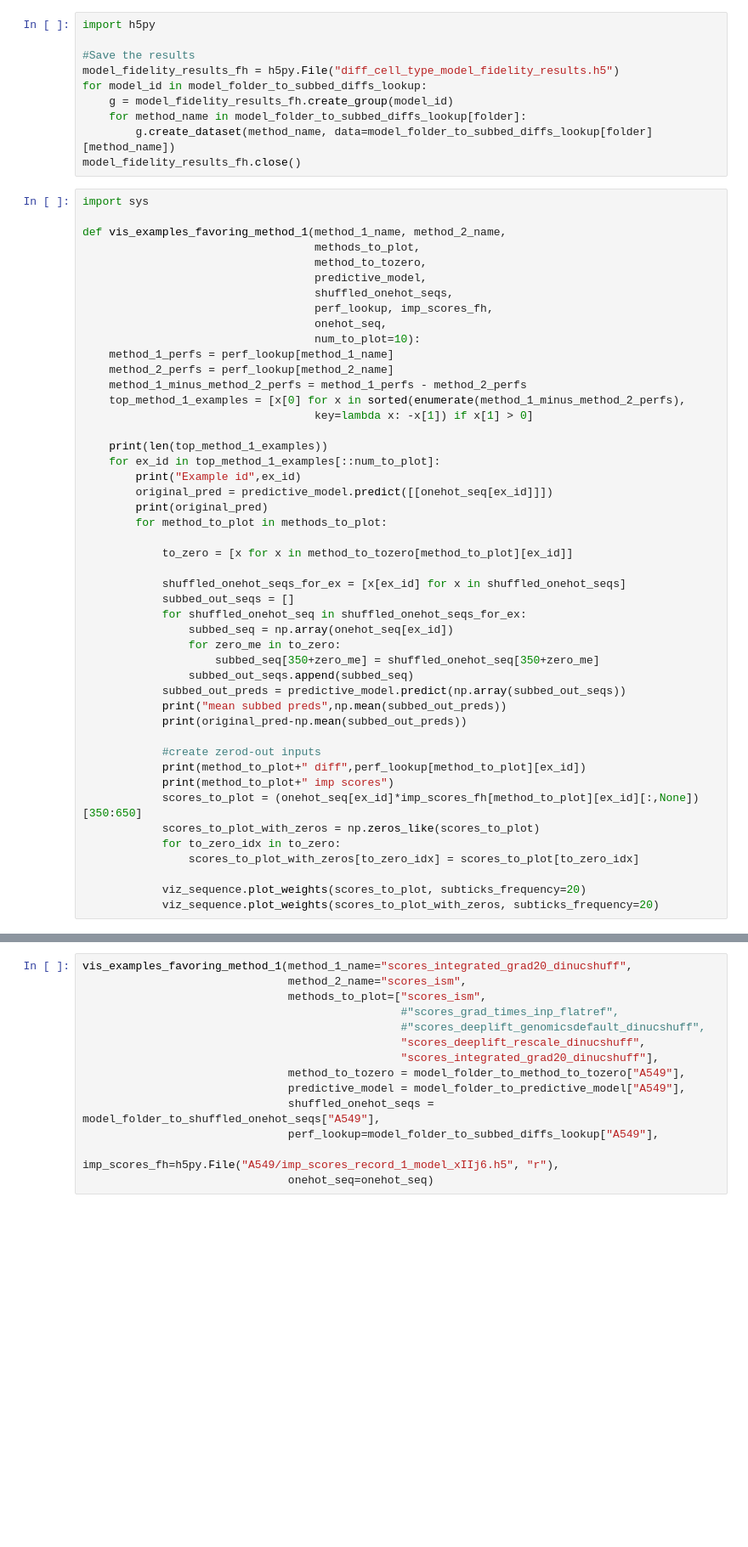
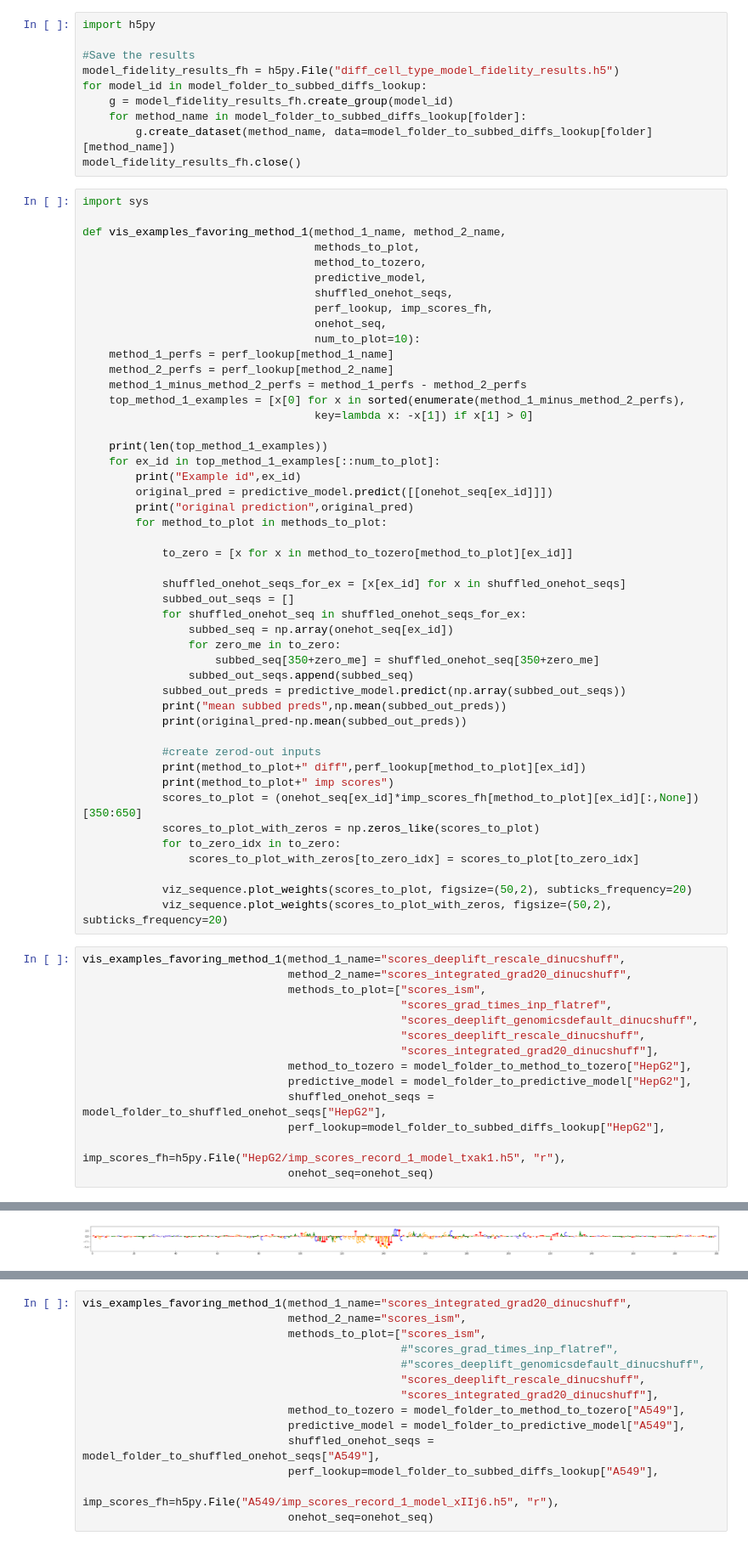
Before and after one commit to kundajelab/interpret-benchmark, a Jupyter notebook: data/Assess model fidelity.ipynb, the cells around one changed output, grey strips where cells are left out. Shown at 85% size. Cells and saved outputs as stored; diff of their text form; blank space fills up the shorter version.

```diff
--- a/data/Assess model fidelity.ipynb
+++ b/data/Assess model fidelity.ipynb
@@ -372,7 +370,7 @@ def vis_examples_favoring_method_1(method_1_name, method_2_name,
     for ex_id in top_method_1_examples[::num_to_plot]:
         print("Example id",ex_id)
         original_pred = predictive_model.predict([[onehot_seq[ex_id]]])
-        print(original_pred)
+        print("original prediction",original_pred)
         for method_to_plot in methods_to_plot:
 
             to_zero = [x for x in method_to_tozero[method_to_plot][ex_id]]
@@ -396,5 +394,20 @@ def vis_examples_favoring_method_1(method_1_name, method_2_name,
             for to_zero_idx in to_zero:
                 scores_to_plot_with_zeros[to_zero_idx] = scores_to_plot[to_zero_idx]
 
-            viz_sequence.plot_weights(scores_to_plot, subticks_frequency=20)
-            viz_sequence.plot_weights(scores_to_plot_with_zeros, subticks_frequency=20)
+            viz_sequence.plot_weights(scores_to_plot, figsize=(50,2), subticks_frequency=20)
+            viz_sequence.plot_weights(scores_to_plot_with_zeros, figsize=(50,2), subticks_frequency=20)
+# %%
+vis_examples_favoring_method_1(method_1_name="scores_deeplift_rescale_dinucshuff",
+                               method_2_name="scores_integrated_grad20_dinucshuff",
+                               methods_to_plot=["scores_ism",
+                                                "scores_grad_times_inp_flatref",
+                                                "scores_deeplift_genomicsdefault_dinucshuff",
+                                                "scores_deeplift_rescale_dinucshuff",
+                                                "scores_integrated_grad20_dinucshuff"],
+                               method_to_tozero = model_folder_to_method_to_tozero["HepG2"],
+                               predictive_model = model_folder_to_predictive_model["HepG2"],
+                               shuffled_onehot_seqs = model_folder_to_shuffled_onehot_seqs["HepG2"],
+                               perf_lookup=model_folder_to_subbed_diffs_lookup["HepG2"],
+                               imp_scores_fh=h5py.File("HepG2/imp_scores_record_1_model_txak1.h5", "r"),
+                               onehot_seq=onehot_seq)
+# %% [output]
@@ -400,0 +421 @@ def vis_examples_favoring_method_1(method_1_name, method_2_name,
+[figure, added]
```
Also changed, not shown: parts of 2 cells of this notebook, 4 other files.
